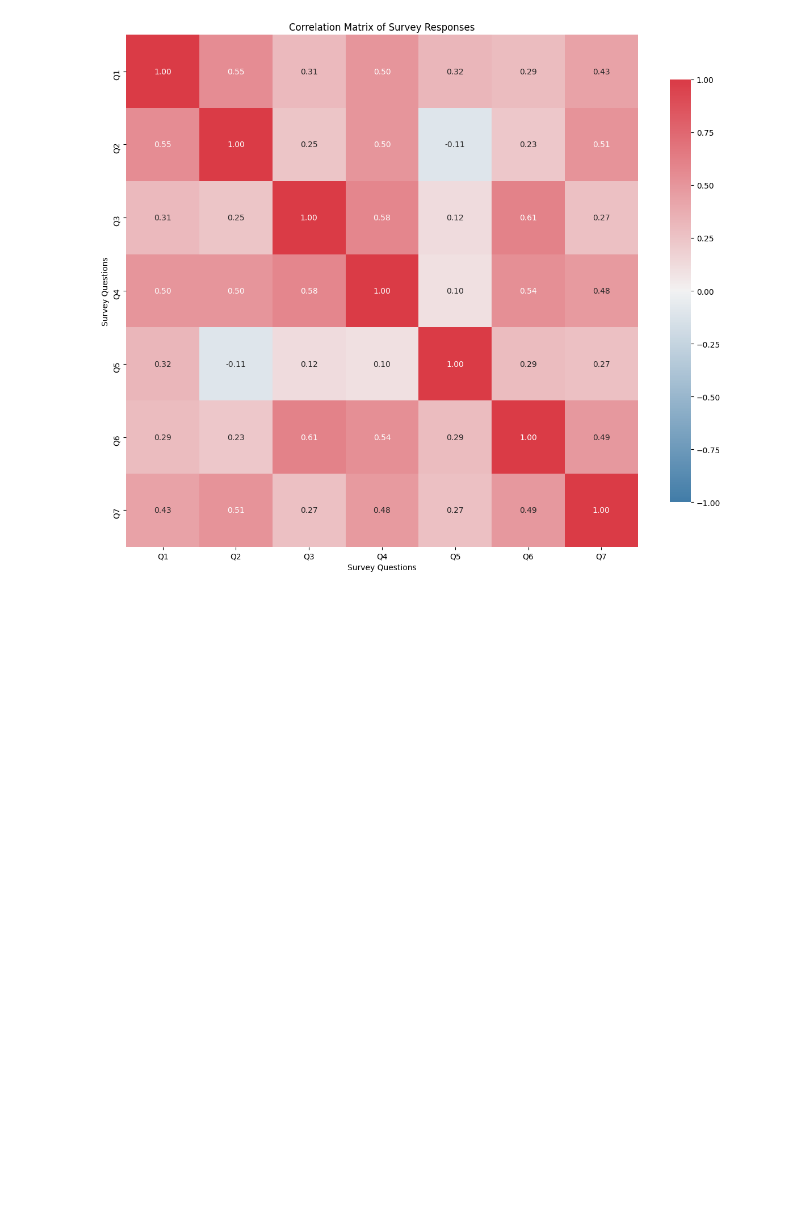
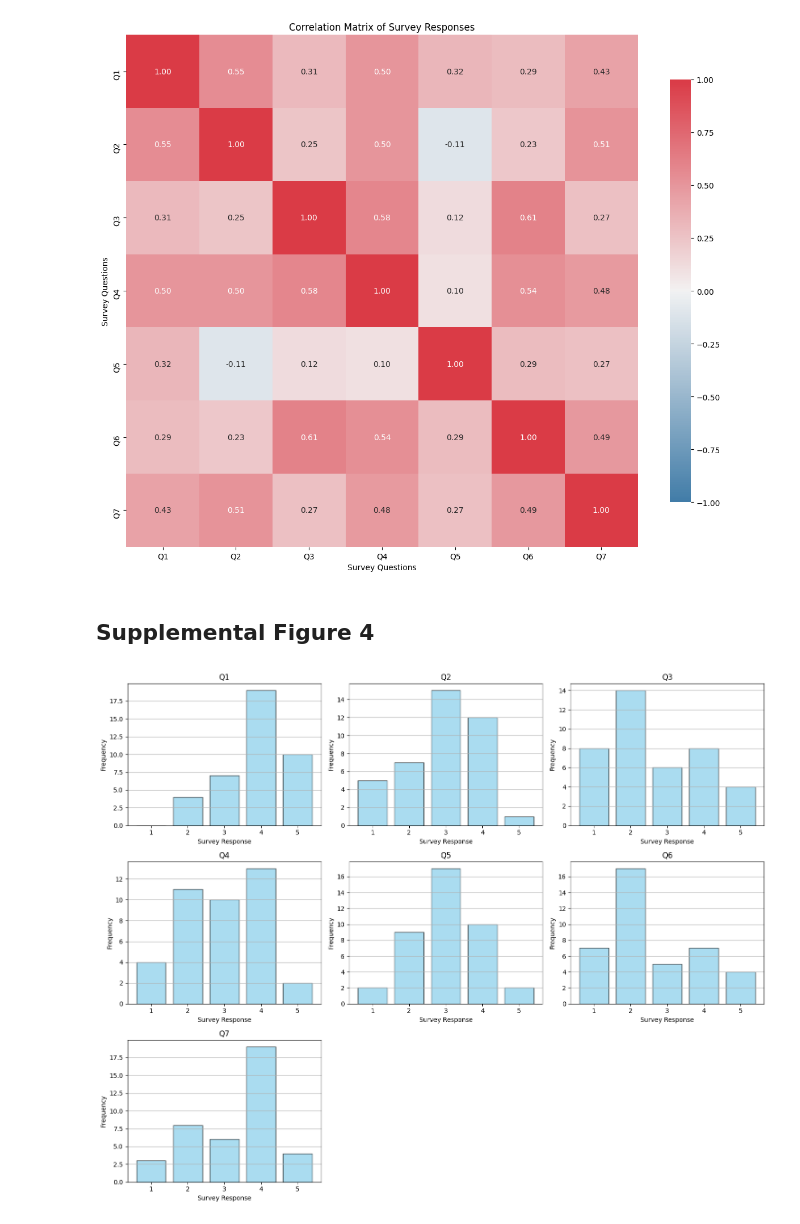
Before and after one commit to kriti-ach/SharedControlPaper, a Jupyter notebook: notebooks/03_generate_supplemental_figures.ipynb, the cells around one changed output. Cells and saved outputs as stored; diff of their text form; code cells hidden in the pictures; blank space fills up the shorter version.

```diff
--- a/notebooks/generate_supplemental_figures.ipynb
+++ b/notebooks/03_generate_supplemental_figures.ipynb
@@ -345,3 +345,5 @@ Q5: I trust companies that do not use AI over companies that do.
 Q6: I would prefer to drive a self-driving car over a regular car.
 Q7: More vehicles, software, and appliances should make use of AI.
 [figure]
+# %% [markdown]
+## Supplemental Figure 4
@@ -347,0 +401,4 @@ Q7: More vehicles, software, and appliances should make use of AI.
+# %%
+frequency_of_responses_to_survey(question_list, result_df)
+# %% [output]
+[figure, added]
```
Also changed, not shown: parts of 1 cell of this notebook, 17 other files.
